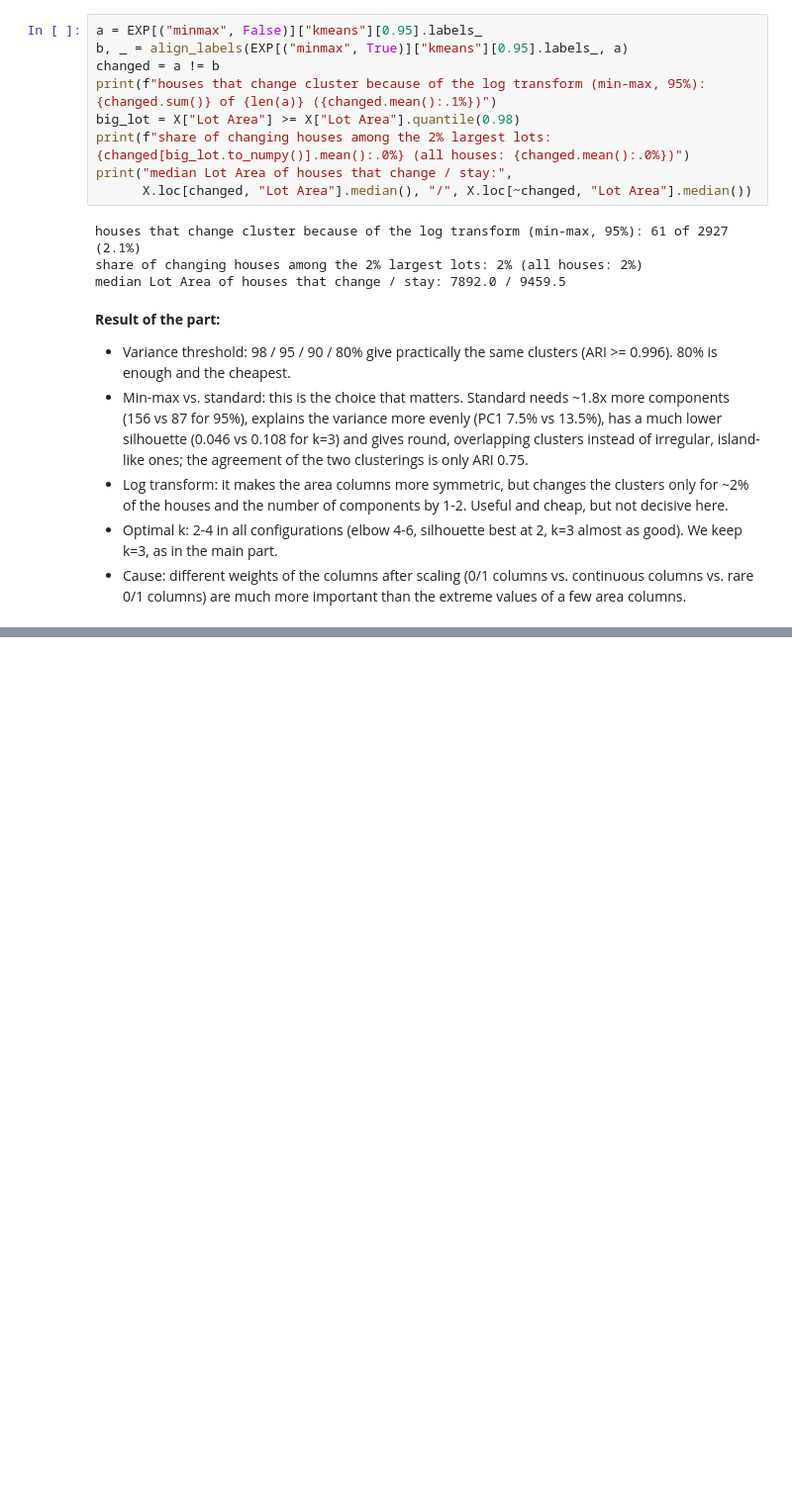
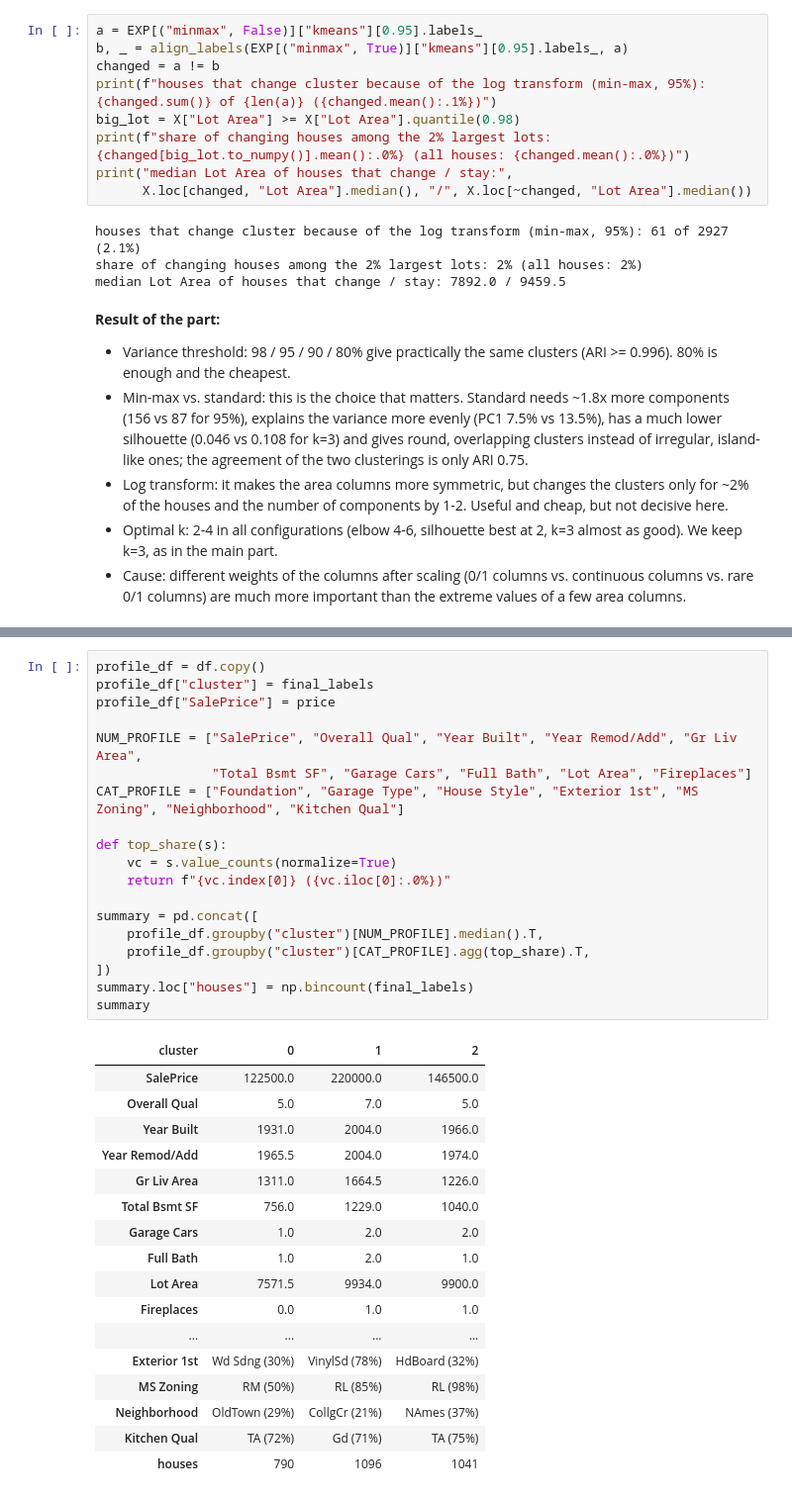
Before and after one commit to Maroscsak-Daniel/Labor-ML-, a Jupyter notebook: L3/L3_PCA_KMeansClustering.ipynb, the cells around one changed output, grey strips where cells are left out. Shown at 99% size. Cells and saved outputs as stored; diff of their text form; blank space fills up the shorter version.

```diff
--- a/L3/L3_PCA_KMeansClustering.ipynb
+++ b/L3/L3_PCA_KMeansClustering.ipynb
@@ -833,0 +841,37 @@ median Lot Area of houses that change / stay: 7892.0 / 9459.5
+# %%
+profile_df = df.copy()
+profile_df["cluster"] = final_labels
+profile_df["SalePrice"] = price
+
+NUM_PROFILE = ["SalePrice", "Overall Qual", "Year Built", "Year Remod/Add", "Gr Liv Area",
+               "Total Bsmt SF", "Garage Cars", "Full Bath", "Lot Area", "Fireplaces"]
+CAT_PROFILE = ["Foundation", "Garage Type", "House Style", "Exterior 1st", "MS Zoning", "Neighborhood", "Kitchen Qual"]
+
+def top_share(s):
+    vc = s.value_counts(normalize=True)
+    return f"{vc.index[0]} ({vc.iloc[0]:.0%})"
+
+summary = pd.concat([
+    profile_df.groupby("cluster")[NUM_PROFILE].median().T,
+    profile_df.groupby("cluster")[CAT_PROFILE].agg(top_share).T,
+])
+summary.loc["houses"] = np.bincount(final_labels)
+summary
+# %% [output]
+| cluster | 0 | 1 | 2 |
+| SalePrice | 122500.0 | 220000.0 | 146500.0 |
+| Overall Qual | 5.0 | 7.0 | 5.0 |
+| Year Built | 1931.0 | 2004.0 | 1966.0 |
+| Year Remod/Add | 1965.5 | 2004.0 | 1974.0 |
+| Gr Liv Area | 1311.0 | 1664.5 | 1226.0 |
+| Total Bsmt SF | 756.0 | 1229.0 | 1040.0 |
+| Garage Cars | 1.0 | 2.0 | 2.0 |
+| Full Bath | 1.0 | 2.0 | 1.0 |
+| Lot Area | 7571.5 | 9934.0 | 9900.0 |
+| Fireplaces | 0.0 | 1.0 | 1.0 |
+| ... | ... | ... | ... |
+| Exterior 1st | Wd Sdng (30%) | VinylSd (78%) | HdBoard (32%) |
+| MS Zoning | RM (50%) | RL (85%) | RL (98%) |
+| Neighborhood | OldTown (29%) | CollgCr (21%) | NAmes (37%) |
+| Kitchen Qual | TA (72%) | Gd (71%) | TA (75%) |
+| houses | 790 | 1096 | 1041 |
```
Also changed, not shown: parts of 11 cells of this notebook.
